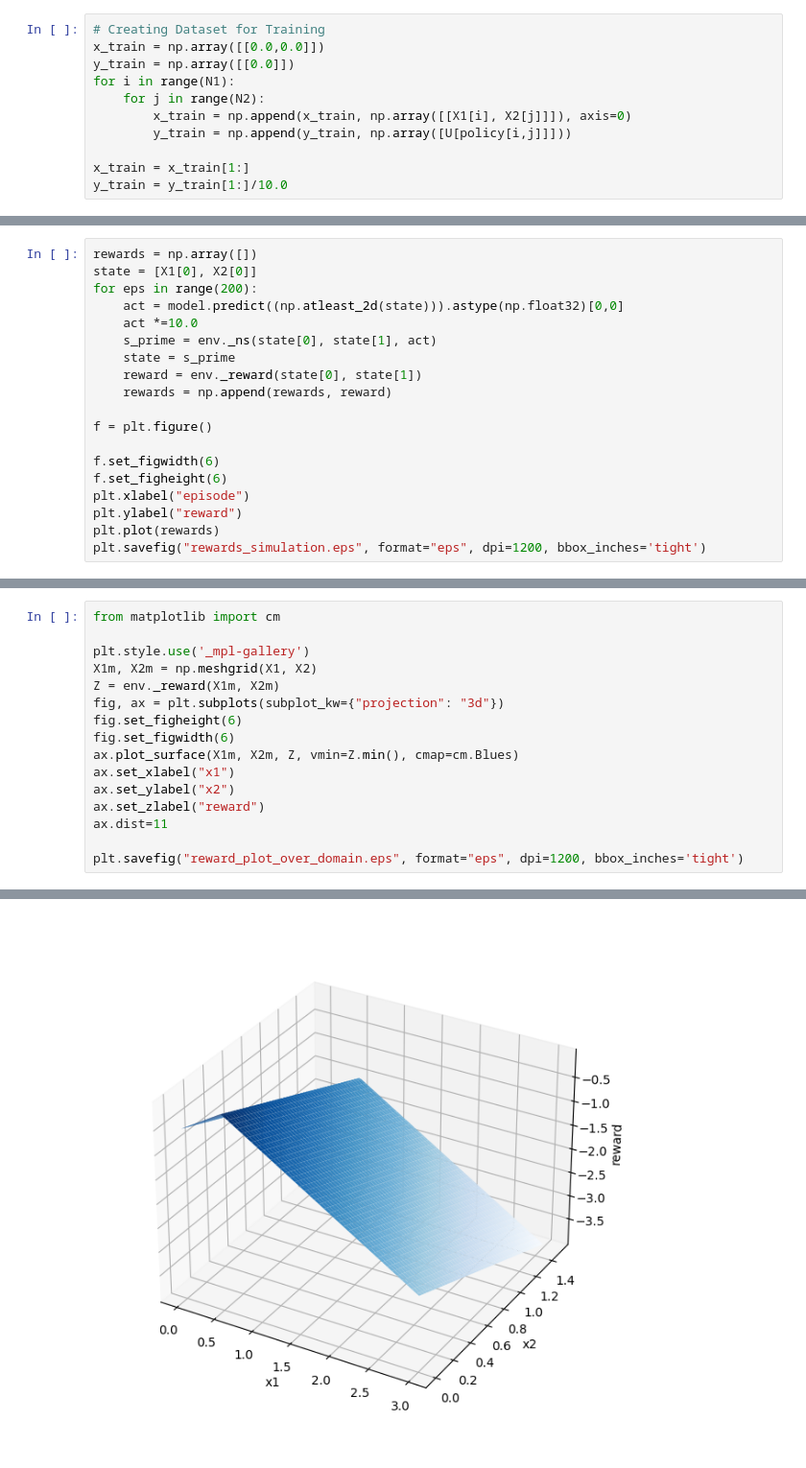
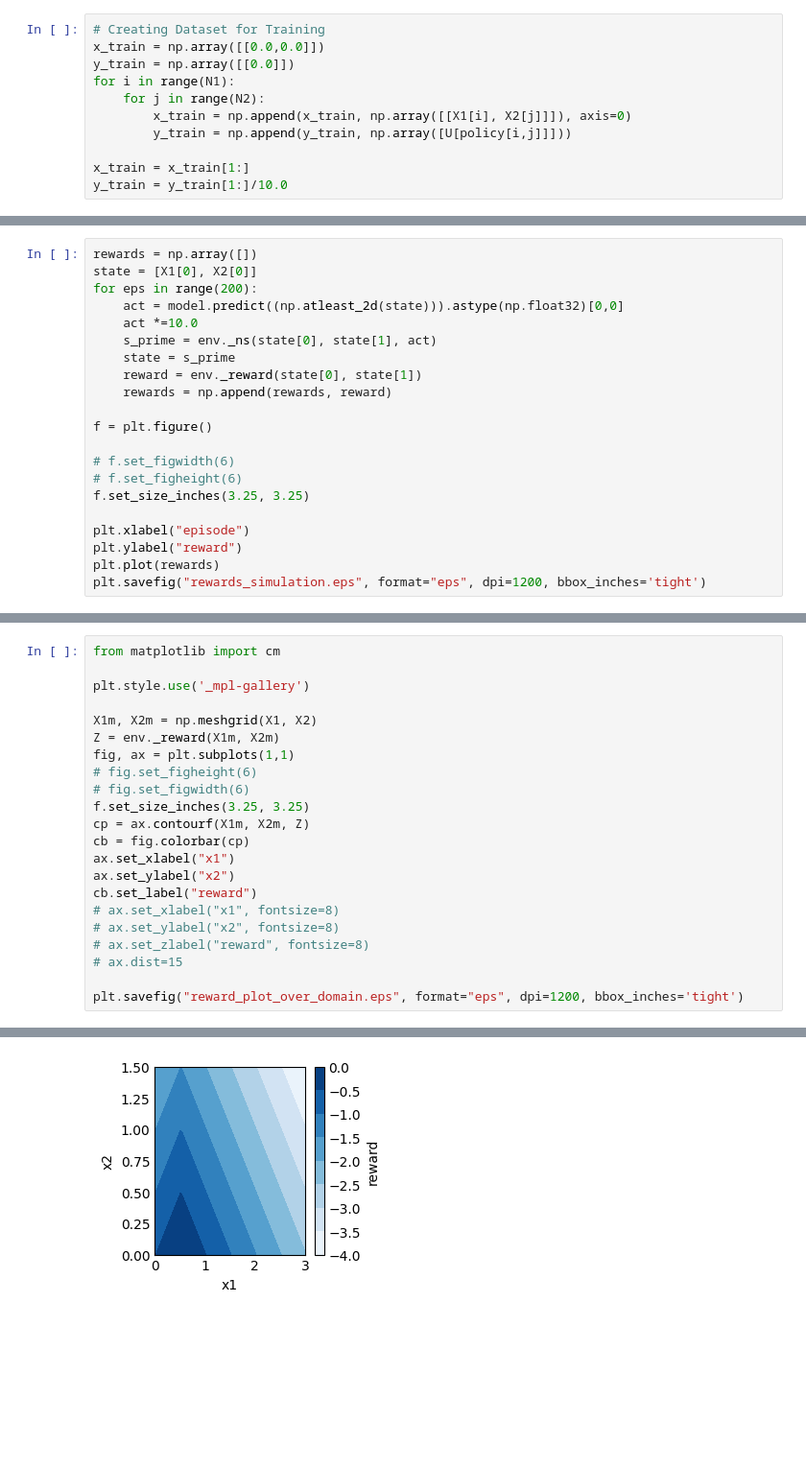
Before and after one commit to aadityarautela/SingleLinkManipulatorRLANN, a Jupyter notebook: 20221119.ipynb, the cells around one changed output, grey strips where cells are left out. Shown at 96% size. Cells and saved outputs as stored; diff of their text form; blank space fills up the shorter version.

```diff
--- a/20221119.ipynb
+++ b/20221119.ipynb
@@ -271,8 +292,10 @@ for eps in range(200):
 
 f = plt.figure()
 
-f.set_figwidth(6)
-f.set_figheight(6)
+# f.set_figwidth(6)
+# f.set_figheight(6)
+f.set_size_inches(3.25, 3.25)
+
 plt.xlabel("episode")
 plt.ylabel("reward")
 plt.plot(rewards)
@@ -300,16 +323,22 @@ plt.savefig("rewards_simulation.eps", format="eps", dpi=1200, bbox_inches='tight
 from matplotlib import cm
 
 plt.style.use('_mpl-gallery')
+
 X1m, X2m = np.meshgrid(X1, X2)
 Z = env._reward(X1m, X2m)
-fig, ax = plt.subplots(subplot_kw={"projection": "3d"})
-fig.set_figheight(6)
-fig.set_figwidth(6)
-ax.plot_surface(X1m, X2m, Z, vmin=Z.min(), cmap=cm.Blues)
+fig, ax = plt.subplots(1,1)
+# fig.set_figheight(6)
+# fig.set_figwidth(6)
+f.set_size_inches(3.25, 3.25)
+cp = ax.contourf(X1m, X2m, Z)
+cb = fig.colorbar(cp)
 ax.set_xlabel("x1")
 ax.set_ylabel("x2")
-ax.set_zlabel("reward")
-ax.dist=11
+cb.set_label("reward")
+# ax.set_xlabel("x1", fontsize=8)
+# ax.set_ylabel("x2", fontsize=8)
+# ax.set_zlabel("reward", fontsize=8)
+# ax.dist=15
 
 plt.savefig("reward_plot_over_domain.eps", format="eps", dpi=1200, bbox_inches='tight')
 # %% [output]
@@ -317 +345 @@ The PostScript backend does not support transparency; partially transparent arti
-[figure, old version]
+[figure, new version]
```
Also changed, not shown: parts of 7 cells of this notebook, 10 other files.
